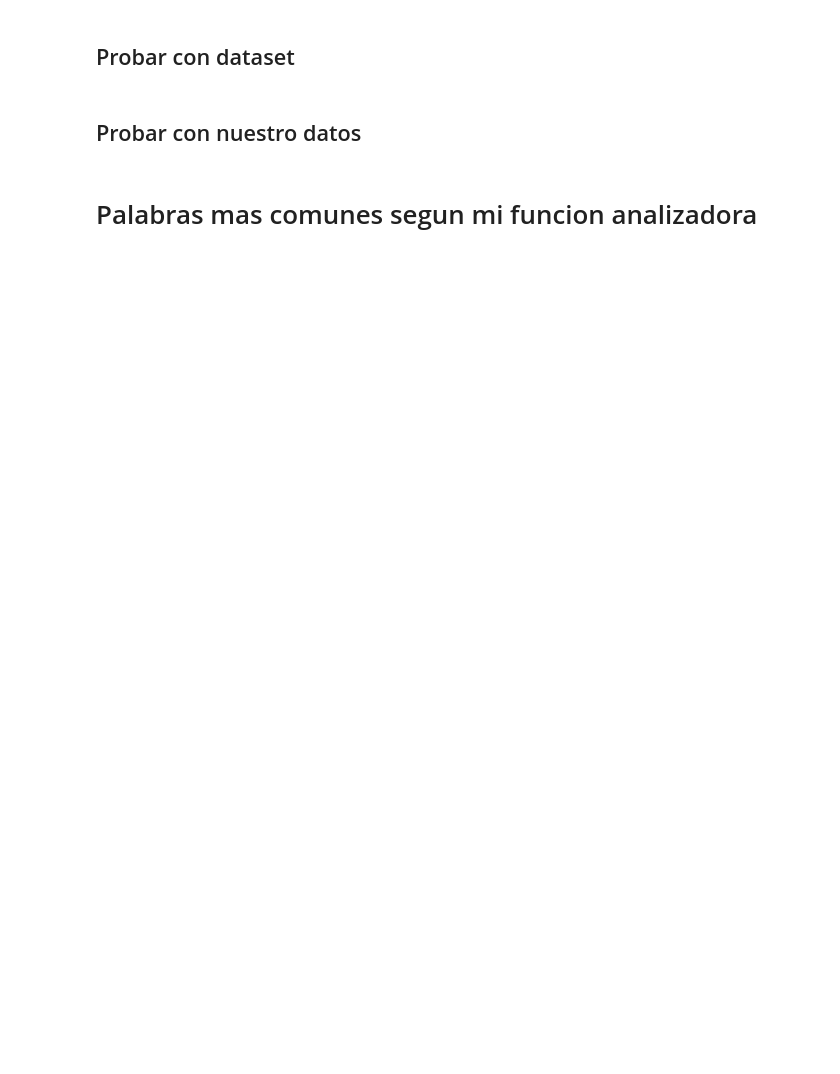
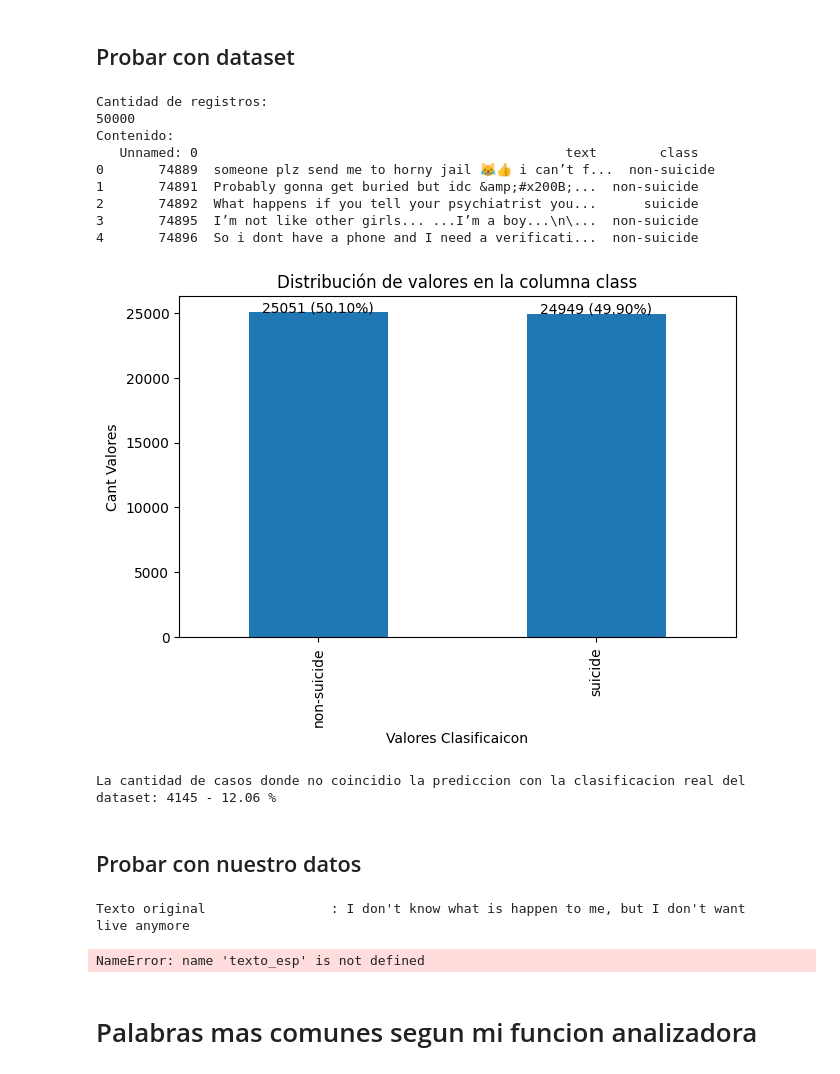
Before and after one commit to victor-POL/Deteccion-Violencia-y-Tentativas-Suicidio-NLP, a Jupyter notebook: tentativa_suicidio/collabs/TP_Dataset_Suicide.ipynb, the cells around one changed output. Saved outputs shown, nothing was run; the diff lists cells and outputs as text; code cells hidden in the pictures; blank space fills up the shorter version.

```diff
--- a/tentativa_suicidio/collabs/TP_Dataset_Suicide.ipynb
+++ b/tentativa_suicidio/collabs/TP_Dataset_Suicide.ipynb
@@ -279,30 +334,41 @@ print(type(model))
 # %%
 
 # MODIFICAR ESTOS PARAMETROS PARA LA CARGA
 # --------------------------------------------------------
 # 0 si se quiere arrancar desde el principio, en este caso ya se incluye el nombre de las columnas del csv
-nro_fila_arranque = 1
-cant_a_probar = 5000
+nro_fila_arranque = 50001
+cant_a_probar = 50000
 
 path_base_dataset_test = '/content/' if is_running_on_colab() else '..\\datasets\\'
 
 nombre_archivo_dataset_test = 'Suicide_Detection.csv'
 columna_texto_test = 'text'
 columna_clasificacion_test = 'class'
 clasificacion_true_test = 'suicide'
 clasificacion_false_test = 'non-suicide'
 # --------------------------------------------------------
 
 path_dataset =  path_base_dataset_test + nombre_archivo_dataset_test
 dataframeTest = pd.read_csv(path_dataset, skiprows=nro_fila_arranque, nrows=cant_a_probar)
 
 columnas_renombradas = {columna_texto_test: 'text', columna_clasificacion_test: 'class'}
 
 if nro_fila_arranque != 0:
     dataframeColumns = pd.read_csv(path_dataset, nrows=1).columns
     dataframeTest.columns = dataframeColumns
 
 show_dataset_info(dataframeTest, columna_clasificacion_test)
+# %% [output]
+Cantidad de registros:
+50000
+Contenido:
+   Unnamed: 0                                               text        class
+0       74889  someone plz send me to horny jail 😹👍 i can’t f...  non-suicide
+1       74891  Probably gonna get buried but idc &amp;#x200B;...  non-suicide
+2       74892  What happens if you tell your psychiatrist you...      suicide
+3       74895  I’m not like other girls... ...I’m a boy...\n\...  non-suicide
+4       74896  So i dont have a phone and I need a verificati...  non-suicide
+[figure, added]
 # %%
 
 counter = 0
@@ -320,6 +386,8 @@ for index, row in tqdm(dataframeTest.iterrows(), total=len(dataframeTest)):
         counter = counter + 1
 
 print("La cantidad de casos donde no coincidio la prediccion con la clasificacion real del dataset: " + str(counter) + " - " + str("{:.2f} %".format(cant_a_probar / counter) if counter != 0 else "no hubo errores"))
+# %% [output]
+La cantidad de casos donde no coincidio la prediccion con la clasificacion real del dataset: 4145 - 12.06 %
 # %% [markdown]
 ## Probar con nuestro datos
 # %%
@@ -356,6 +424,9 @@ for texto in textos_prueba:
         print('{0: <30}'.format('Texto traducido') + ': ' + texto_esp)
     print('{0: <30}'.format('Texto utilizado para predict') + ': ' + texto_a_analizar)
     print('------------------------------------------------------------------------------------------------------')
+# %% [output]
+Texto original                : I don't know what is happen to me, but I don't want live anymore
+NameError: name 'texto_esp' is not defined
 # %% [markdown]
 # Palabras mas comunes segun mi funcion analizadora
 # %%
```
Also changed, not shown: parts of 8 cells of this notebook, 10 other files.
